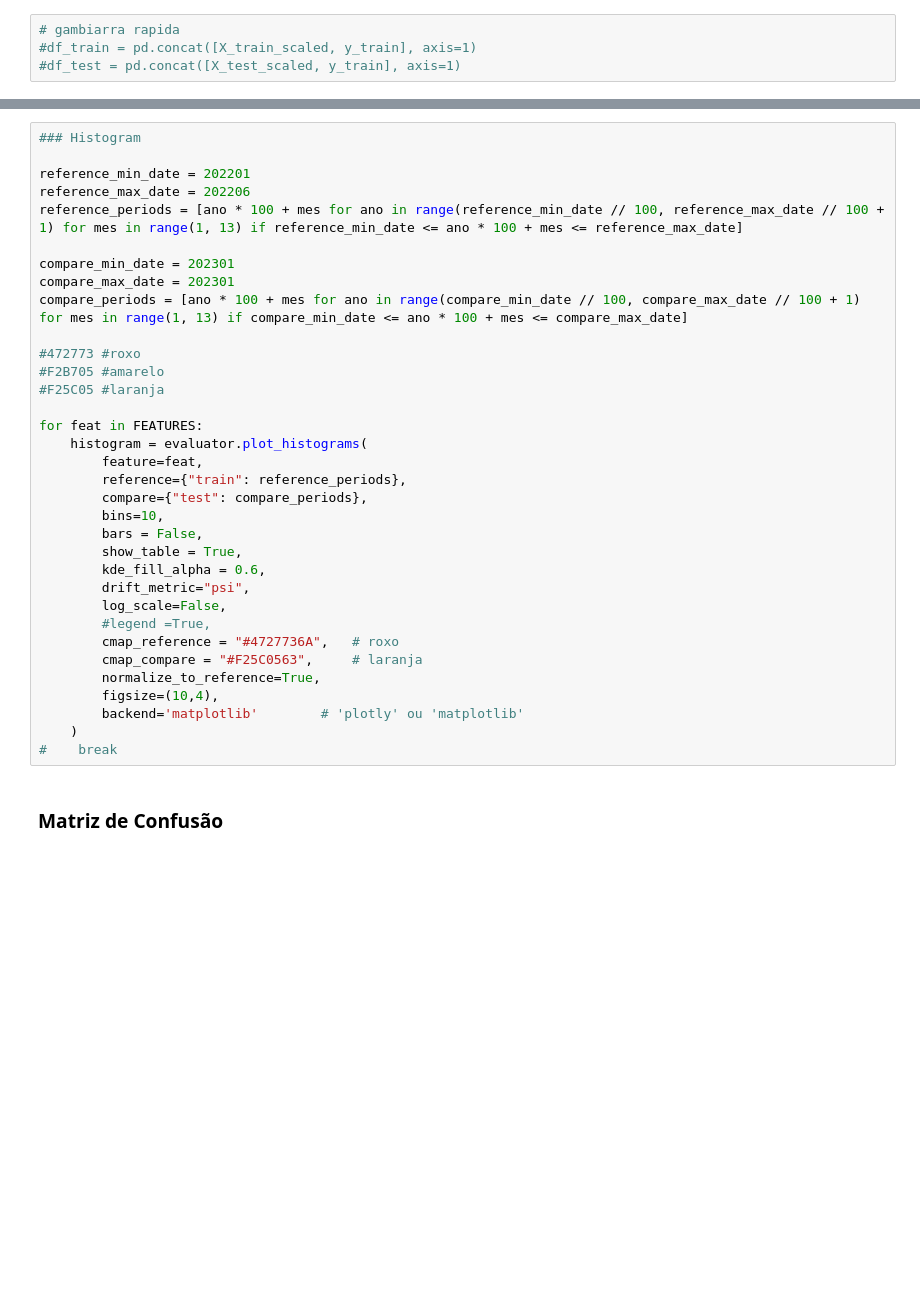
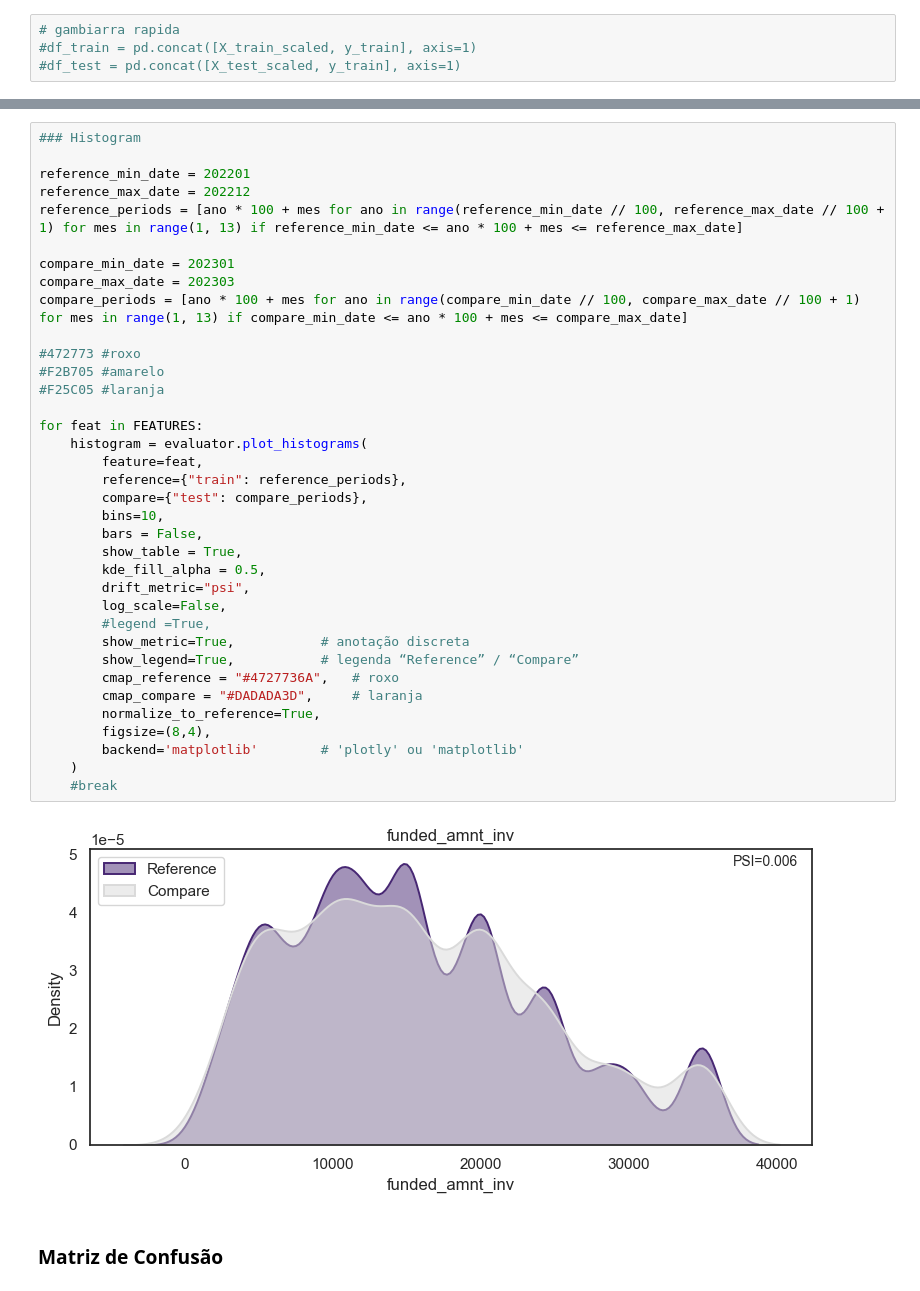
Before and after one commit to joaaomaia/RiskPilot, a Jupyter notebook: examples/binary_performance_full_demo.ipynb, the cells around one changed output, grey strips where cells are left out. Cells and saved outputs as stored; diff of their text form; blank space fills up the shorter version.

```diff
--- a/examples/binary_performance_full_demo.ipynb
+++ b/examples/binary_performance_full_demo.ipynb
@@ -583,37 +728,41 @@ evaluator.df_test['date'].min(),evaluator.df_test['date'].max()
 # %%
 ### Histogram
 
 reference_min_date = 202201
-reference_max_date = 202206
+reference_max_date = 202212
 reference_periods = [ano * 100 + mes for ano in range(reference_min_date // 100, reference_max_date // 100 + 1) for mes in range(1, 13) if reference_min_date <= ano * 100 + mes <= reference_max_date]
 
 compare_min_date = 202301
-compare_max_date = 202301
+compare_max_date = 202303
 compare_periods = [ano * 100 + mes for ano in range(compare_min_date // 100, compare_max_date // 100 + 1) for mes in range(1, 13) if compare_min_date <= ano * 100 + mes <= compare_max_date]
 
 #472773 #roxo
 #F2B705 #amarelo
 #F25C05 #laranja
 
 for feat in FEATURES:
     histogram = evaluator.plot_histograms(
         feature=feat,
         reference={"train": reference_periods},
         compare={"test": compare_periods},
         bins=10,
         bars = False,
         show_table = True,
-        kde_fill_alpha = 0.6,
+        kde_fill_alpha = 0.5,
         drift_metric="psi",
         log_scale=False,
         #legend =True,
+        show_metric=True,           # anotação discreta
+        show_legend=True,           # legenda “Reference” / “Compare”
         cmap_reference = "#4727736A",   # roxo
-        cmap_compare = "#F25C0563",     # laranja
+        cmap_compare = "#DADADA3D",     # laranja
         normalize_to_reference=True,
-        figsize=(10,4),
+        figsize=(8,4),
         backend='matplotlib'        # 'plotly' ou 'matplotlib'
     )
-#    break
+    #break
+# %% [output]
+[figure, added]
 # %% [markdown]
 ### Matriz de Confusão
 # %%
```
Also changed, not shown: parts of 25 cells of this notebook, 1 other file.
